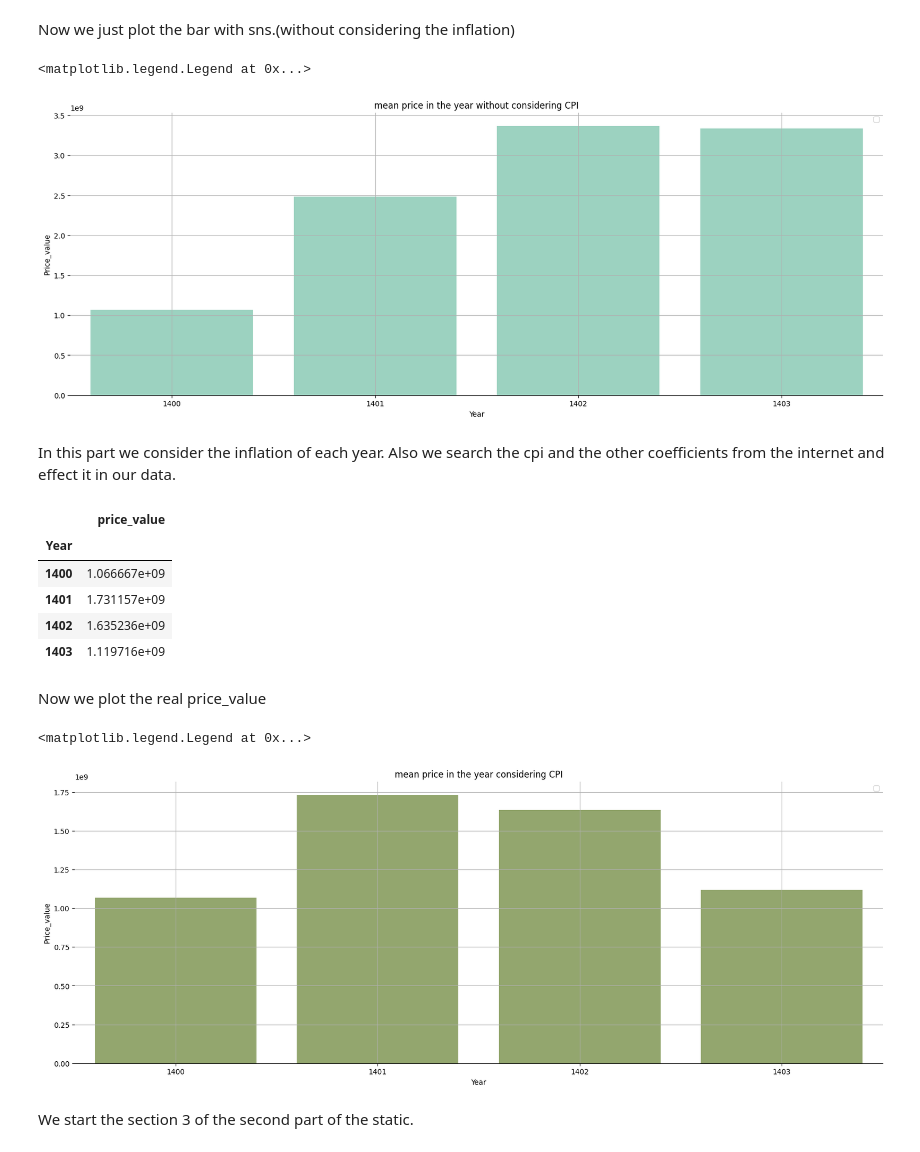
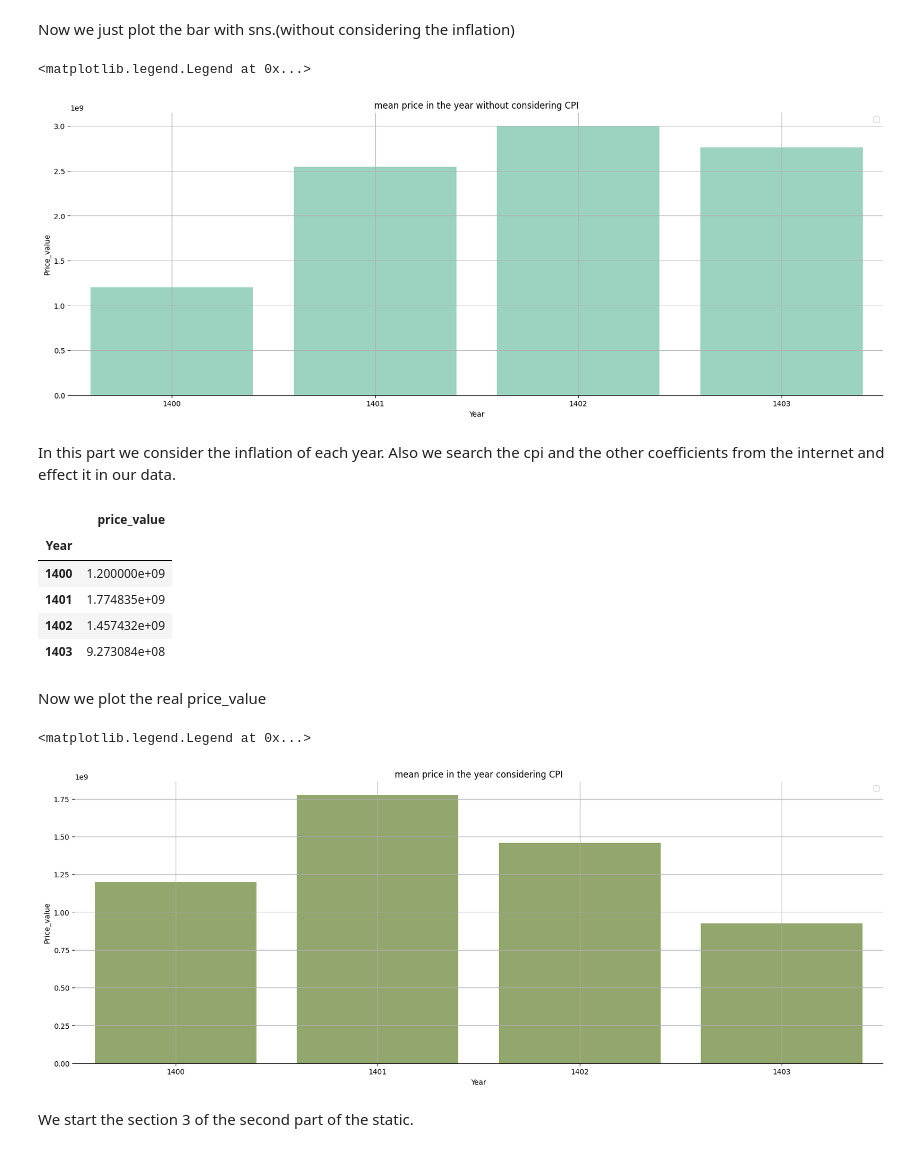
Before and after one commit to AmirrezaNasiri85/Artificial-Inteligance-Boot-Camp, a Jupyter notebook: ProjectOne.ipynb, the cells around one changed output. Drawn from its saved outputs; the diff is of its cells as text; code cells hidden in the pictures.

Commit message:
Some changes in removing the outliers.

```diff
--- a/ProjectOne.ipynb
+++ b/ProjectOne.ipynb
@@ -253,7 +236,6 @@ In this part we full fill the nan values with median of the price_value grouped
 # %%
 # The number of the city slug which has the Nan values is too low in the comparasion with the one million line.
 # So we can drop them.
-data_frame_7["city_slug"].isna()
 labels = (data_frame_7["city_slug"].isna() == True)
 data_frame_7 = data_frame_7[~labels]
 
@@ -278,12 +260,15 @@ def remove_outliers_iqr_price_value(df, column='price_value'):
     upper_bound = q3 + 1.5 * iqr
     return df[(df[column] >= lower_bound) & (df[column] <= upper_bound)]
 
+# Some cities may need more money to buy a house and may be removed .
+# what will you do :
+def clean_and_aggregate(df):
+    df_clean = df.dropna(subset=["city_slug", "price_value"]).groupby(
+        ["city_slug", "Year"], group_keys=False
+    ).apply(remove_outliers_iqr_price_value)
 
-# Some cities may need more money to buy a house and may be removed .
-# what will you do ?
-data_frame_7 = (
-    data_frame_7.groupby(["Year"], group_keys=False)
-    .apply(remove_outliers_iqr_price_value)
-)
+    result = df_clean.groupby("Year")["price_value"].median()
+    return result
 
-data_frame_7.head()
+clean_and_aggregate = FunctionTransformer(clean_and_aggregate)
+data_frame_7 = clean_and_aggregate.transform(data_frame_7)
@@ -297,31 +275,31 @@ data_frame_7.head()
 # %% [markdown]
 Now we just plot the bar with sns.(without considering the inflation)
 # %%
-data_frame_7 = data_frame_7.drop(columns=["city_slug"])
+data_frame_7 = pd.DataFrame(data_frame_7)
+
 data_frame_7 = data_frame_7.groupby("Year").mean()
 data_frame_7 = data_frame_7.iloc[1:]
 
 figure , axes = plt.subplots(figsize=(20, 7))
-
 
 sns.barplot(
     x=data_frame_7.index,
     y=data_frame_7["price_value"],
     color="mediumaquamarine",
     ax = axes,
     alpha=0.7
 )
 axes.spines["top"].set_visible(False)
 axes.spines["left"].set_visible(False)
 axes.spines["right"].set_visible(False)
 axes.set_xlabel("Year")
 axes.set_ylabel("Price_value")
 axes.set_title("mean price in the year without considering CPI")
 axes.grid()
 axes.legend()
 # %% [output]
 <matplotlib.legend.Legend at 0x...>
-[figure, old version]
+[figure, new version]
 # %% [markdown]
 In this part we consider the inflation of each year.
 Also we search the cpi and the other coefficients from the internet and effect it in our data.
@@ -340,10 +318,10 @@ data_frame_7_cpi
 # %% [output]
 |  | price_value |
 | Year |  |
-| 1400 | 1.066667e+09 |
-| 1401 | 1.731157e+09 |
-| 1402 | 1.635236e+09 |
-| 1403 | 1.119716e+09 |
+| 1400 | 1.200000e+09 |
+| 1401 | 1.774835e+09 |
+| 1402 | 1.457432e+09 |
+| 1403 | 9.273084e+08 |
 # %% [markdown]
 Now we plot the real price_value
 # %%
@@ -367,7 +345,7 @@ axes.grid()
 axes.legend()
 # %% [output]
 <matplotlib.legend.Legend at 0x...>
-[figure, old version]
+[figure, new version]
 # %% [markdown]
 We start the section 3 of the second part of the static.
 # %%
```
Also changed, not shown: parts of 12 cells of this notebook.
